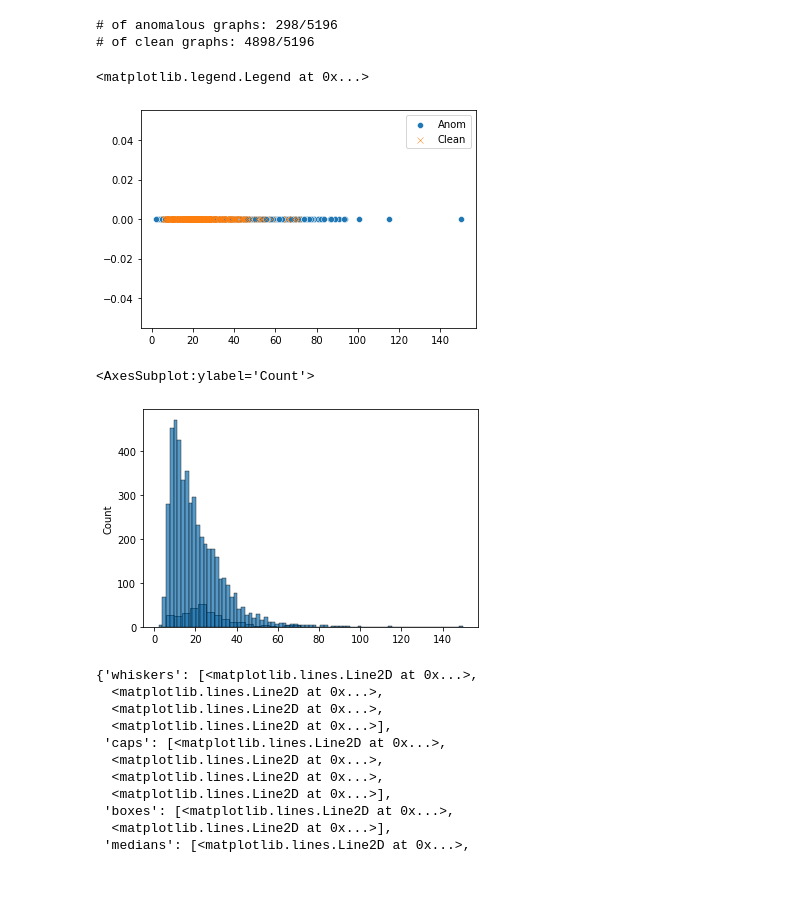
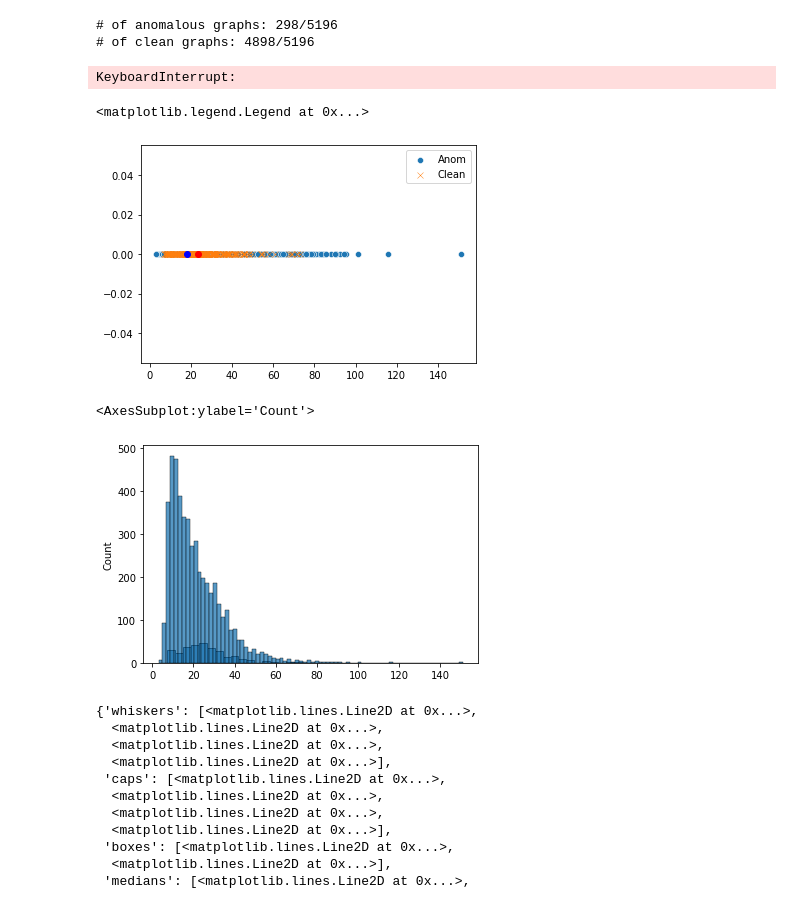
Before and after one commit to ZubairQazi/Anomaly_Detection, a Jupyter notebook: Decomp_Testing.ipynb, the cells around one changed output. Cells and saved outputs as stored; diff of their text form; code cells hidden in the pictures.

Commit message:
Test CP Decomposition

```diff
--- a/Decomp_Testing.ipynb
+++ b/Decomp_Testing.ipynb
@@ -261,7 +282,7 @@ Using "clean" tensor from redefined clean egonets.
 
 See BC_EgoNet_Tensor.ipynb for details.
 # %%
-with open('decomp_mod.sav', 'rb') as f:
+with open('bc_decomp_r10.sav', 'rb') as f:
     result = pickle.load(f)
     f.close()
 
@@ -499,6 +557,8 @@ for gs in tqdm(clean_gs):
     padded = np.zeros((1000, 1000))
     padded[:g.shape[0], :g.shape[1]] = g
     padded_clean.append(padded)
+# %% [output]
+KeyboardInterrupt:
 # %%
 results_anom = []
 for gs in tqdm(padded_anom):
@@ -526,17 +586,19 @@ clean_y = np.zeros(len(results_clean))
 # %%
 sns.scatterplot(x=results_clean, y=clean_y, marker='o')
 sns.scatterplot(x=results_anom, y=anom_y, marker='x')
+plt.scatter([np.median(results_anom)], 0, c='red')
+plt.scatter([np.median(results_clean)], 0, c='blue')
 
 plt.legend(['Anom', 'Clean'])
 # %% [output]
 <matplotlib.legend.Legend at 0x...>
-[figure, old version]
+[figure, new version]
 # %%
 sns.histplot(results_anom)
 sns.histplot(results_clean, ax=plt.gca())
 # %% [output]
 <AxesSubplot:ylabel='Count'>
-[figure, old version]
+[figure, new version]
 # %%
 comb = [results_clean, results_anom]
 plt.boxplot(comb)
```
Also changed, not shown: parts of 64 cells of this notebook.
